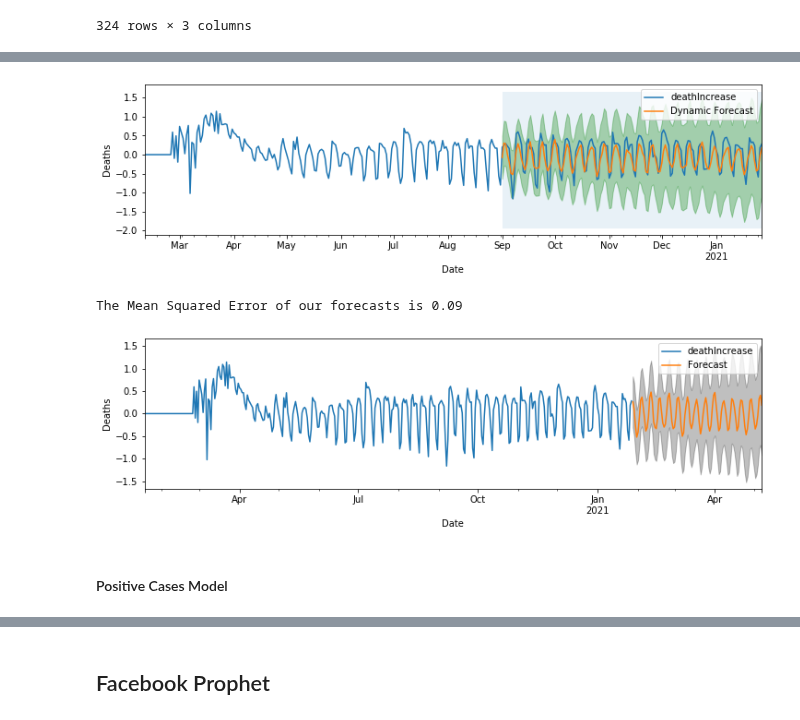
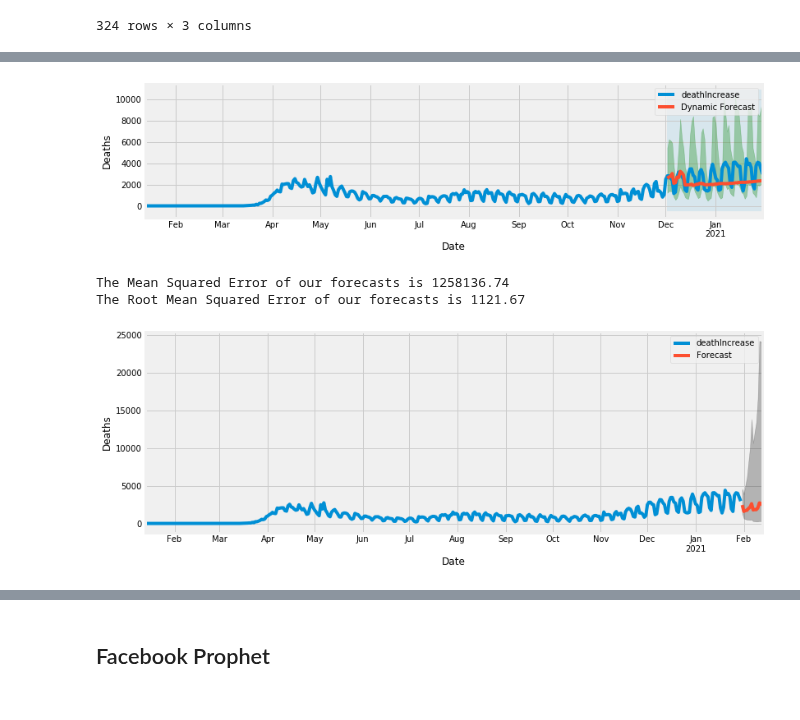
Before and after one commit to ghcn345/Coronavirus-Prediction, a Jupyter notebook: project_coronavirus.ipynb, the cells around one changed output, grey strips where cells are left out. Drawn from its saved outputs; the diff is of its cells as text; code cells hidden in the pictures.

```diff
--- a/project_coronavirus.ipynb
+++ b/project_coronavirus.ipynb
@@ -400,22 +353,22 @@ plt.show()
 # %%
-# Get predictions starting from 01-01-1998 and calculate confidence intervals
-pred = output.get_prediction(start=pd.to_datetime('2020-09-01'), dynamic=False)
+# Get predictions starting from past 60 days and calculate confidence intervals
+pred = output.get_prediction(start=deaths.index[-60], dynamic=False)
 pred_conf = pred.conf_int()
 # %%
 # Plot real vs predicted values along with confidence interval
 
-plt.rcParams['figure.figsize'] = 12, 3
+plt.rcParams['figure.figsize'] = 12, 2
 
 # Plot observed values
-ax = deaths_data_minus_roll_mean['2020-02-10':].plot(label='observed')
+ax = deaths.plot(label='observed')
 
 # Plot predicted values
-pred.predicted_mean.plot(ax=ax, label='Forecast', alpha=0.9)
+np.exp(pred.predicted_mean).plot(ax=ax, label='Forecast', alpha=0.9)
 
 # Plot the range for confidence intervals
 ax.fill_between(pred_conf.index,
-                pred_conf.iloc[:, 0],
-                pred_conf.iloc[:, 1], color='g', alpha=0.5)
+                np.exp(pred_conf).iloc[:, 0],
+                np.exp(pred_conf).iloc[:, 1], color='g', alpha=0.5)
 
 # Set axes labels
 ax.set_xlabel('Date')
@@ -428,9 +381,11 @@ plt.show()
 # %%
 # Get the real and predicted values
-deaths_forecasted = pred.predicted_mean
-deaths_truth = deaths_data_minus_roll_mean['2020-09-01':]
+deaths_forecasted = np.exp(pred.predicted_mean)
+deaths_truth = deaths[-60:]
 
 # Compute the mean square error
 mse = ((deaths_forecasted - deaths_truth.deathIncrease) ** 2).mean()
+rmse = np.sqrt(mse)
 print('The Mean Squared Error of our forecasts is {}'.format(round(mse, 2)))
+print('The Root Mean Squared Error of our forecasts is {}'.format(round(rmse, 2)))
 # %% [output]
@@ -438,34 +394,36 @@ The Mean Squared Error of our forecasts is 0.07
 # %%
 # Get dynamic predictions with confidence intervals as above
-pred_dynamic = output.get_prediction(start=pd.to_datetime('2020-09-01'), dynamic=True, full_results=True)
+pred_dynamic = output.get_prediction(start=deaths.index[-60], dynamic=True, full_results=True)
 pred_dynamic_conf = pred_dynamic.conf_int()
 # %%
 # Plot the dynamic forecast with confidence intervals.
 
-ax = deaths_data_minus_roll_mean['2020-02-10':].plot(label='observed', figsize=(12, 3))
-pred_dynamic.predicted_mean.plot(label='Dynamic Forecast', ax=ax)
+ax = deaths.plot(label='observed', figsize=(12, 3))
+np.exp(pred_dynamic.predicted_mean).plot(label='Dynamic Forecast', ax=ax)
 
 ax.fill_between(pred_dynamic_conf.index,
-                pred_dynamic_conf.iloc[:, 0],
-                pred_dynamic_conf.iloc[:, 1], color='g', alpha=.3)
+                np.exp(pred_conf.iloc[:, 0]),
+                np.exp(pred_conf.iloc[:, 1]), color='g', alpha=.3)
 
-ax.fill_betweenx(ax.get_ylim(), pd.to_datetime('2020-09-01'), deaths_forecasted.index[-1], alpha=.1, zorder=-1)
+ax.fill_betweenx(ax.get_ylim(), deaths.index[-60], deaths_forecasted.index[-1], alpha=.1, zorder=-1)
 
 ax.set_xlabel('Date')
 ax.set_ylabel('Deaths')
 
 plt.legend()
 plt.show()
 # %% [output]
-[figure, old version]
+[figure, new version]
 # %%
 # Extract the predicted and true values of our time series
-deaths_forecasted = pred_dynamic.predicted_mean
-deaths_truth = deaths_data_minus_roll_mean['2020-09-01':]
+deaths_forecasted = np.exp(pred_dynamic.predicted_mean)
 
 # Compute the mean square error
-mse = ((deaths_forecasted - deaths_truth.deathIncrease) ** 2).mean()
+mse = ((deaths_forecasted - deaths.deathIncrease) ** 2).mean()
+rmse = np.sqrt(mse)
 print('The Mean Squared Error of our forecasts is {}'.format(round(mse, 2)))
+print('The Root Mean Squared Error of our forecasts is {}'.format(round(rmse, 2)))
 # %% [output]
-The Mean Squared Error of our forecasts is 0.09
+The Mean Squared Error of our forecasts is 1258136.74
+The Root Mean Squared Error of our forecasts is 1121.67
 # %%
@@ -477,16 +435,13 @@ pred_conf = prediction.conf_int()
 # %%
 # Plot future predictions with confidence intervals
-ax = deaths_data_minus_roll_mean.plot(label='observed', figsize=(12, 3))
-prediction.predicted_mean.plot(ax=ax, label='Forecast')
+ax = deaths.plot(label='observed', figsize=(12, 4.5))
+np.exp(prediction.predicted_mean).plot(ax=ax, label='Forecast')
 ax.fill_between(pred_conf.index,
-                pred_conf.iloc[:, 0],
-                pred_conf.iloc[:, 1], color='k', alpha=0.25)
+                np.exp(pred_conf.iloc[:, 0]),
+                np.exp(pred_conf.iloc[:, 1]), color='k', alpha=0.25)
 ax.set_xlabel('Date')
 ax.set_ylabel('Deaths')
-
 plt.legend()
 plt.show()
 # %% [output]
-[figure, old version]
+[figure, new version]
-# %% [markdown]
-#### Positive Cases Model
```
Also changed, not shown: parts of 86 cells of this notebook.
